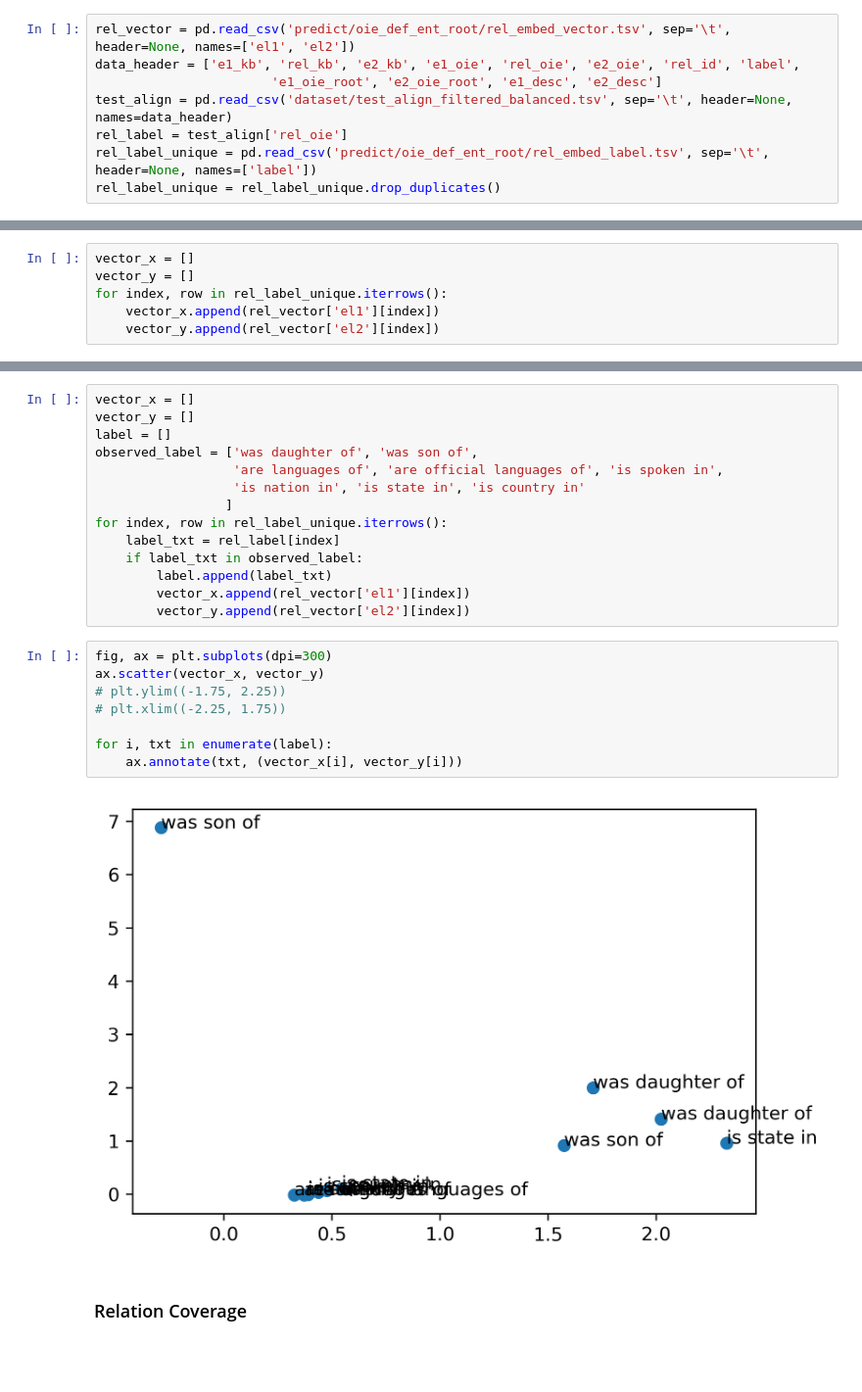
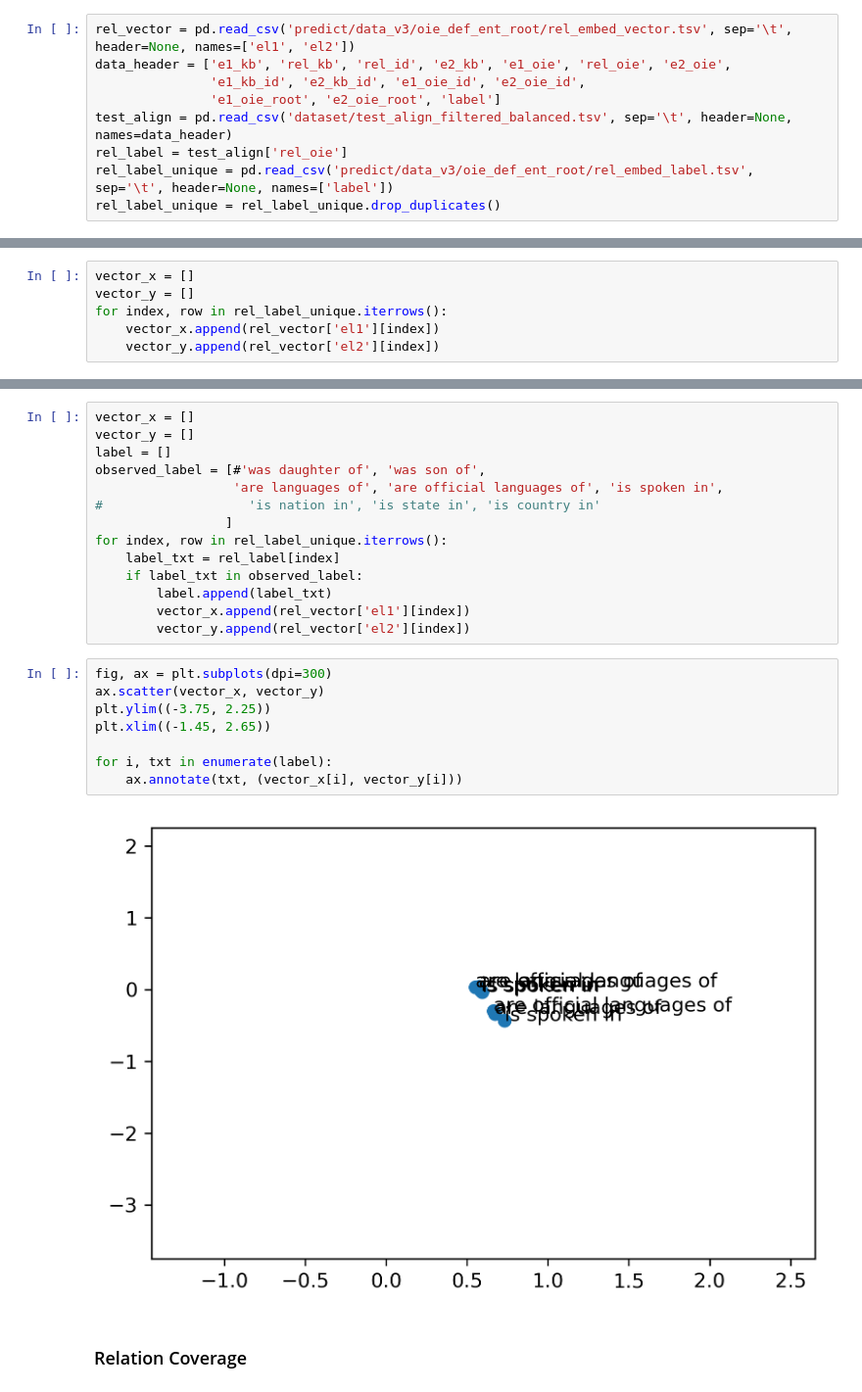
Before and after one commit to rifkiaputri/Relation-Aligner, a Jupyter notebook: plot_results.ipynb, the cells around one changed output, grey strips where cells are left out. Shown at 98% size. Saved outputs shown, nothing was run; the diff lists cells and outputs as text; blank space fills up the shorter version.

Commit message:
Modify model for data v.3

```diff
--- a/plot_results.ipynb
+++ b/plot_results.ipynb
@@ -49,10 +49,11 @@ average_precision_score(label, label_scores), average_precision_score(label_ent,
 # %% [markdown]
 ### Visualize Embedding
 # %%
-rel_vector = pd.read_csv('predict/oie_def_ent_root/rel_embed_vector.tsv', sep='\t', header=None, names=['el1', 'el2'])
-data_header = ['e1_kb', 'rel_kb', 'e2_kb', 'e1_oie', 'rel_oie', 'e2_oie', 'rel_id', 'label',
-                       'e1_oie_root', 'e2_oie_root', 'e1_desc', 'e2_desc']
+rel_vector = pd.read_csv('predict/data_v3/oie_def_ent_root/rel_embed_vector.tsv', sep='\t', header=None, names=['el1', 'el2'])
+data_header = ['e1_kb', 'rel_kb', 'rel_id', 'e2_kb', 'e1_oie', 'rel_oie', 'e2_oie',
+               'e1_kb_id', 'e2_kb_id', 'e1_oie_id', 'e2_oie_id',
+               'e1_oie_root', 'e2_oie_root', 'label']
 test_align = pd.read_csv('dataset/test_align_filtered_balanced.tsv', sep='\t', header=None, names=data_header)
 rel_label = test_align['rel_oie']
-rel_label_unique = pd.read_csv('predict/oie_def_ent_root/rel_embed_label.tsv', sep='\t', header=None, names=['label'])
+rel_label_unique = pd.read_csv('predict/data_v3/oie_def_ent_root/rel_embed_label.tsv', sep='\t', header=None, names=['label'])
 rel_label_unique = rel_label_unique.drop_duplicates()
@@ -95,9 +79,9 @@ ax.scatter(vector_x, vector_y)
 vector_x = []
 vector_y = []
 label = []
-observed_label = ['was daughter of', 'was son of',
+observed_label = [#'was daughter of', 'was son of',
                   'are languages of', 'are official languages of', 'is spoken in',
-                  'is nation in', 'is state in', 'is country in'
+#                   'is nation in', 'is state in', 'is country in'
                  ]
 for index, row in rel_label_unique.iterrows():
     label_txt = rel_label[index]
@@ -108,13 +92,13 @@ for index, row in rel_label_unique.iterrows():
 # %%
 fig, ax = plt.subplots(dpi=300)
 ax.scatter(vector_x, vector_y)
-# plt.ylim((-1.75, 2.25))
-# plt.xlim((-2.25, 1.75))
+plt.ylim((-3.75, 2.25))
+plt.xlim((-1.45, 2.65))
 
 for i, txt in enumerate(label):
     ax.annotate(txt, (vector_x[i], vector_y[i]))
 # %% [output]
-[figure, old version]
+[figure, new version]
 # %% [markdown]
 ### Relation Coverage
 # %%
```
Also changed, not shown: parts of 7 cells of this notebook, 8 other files.
